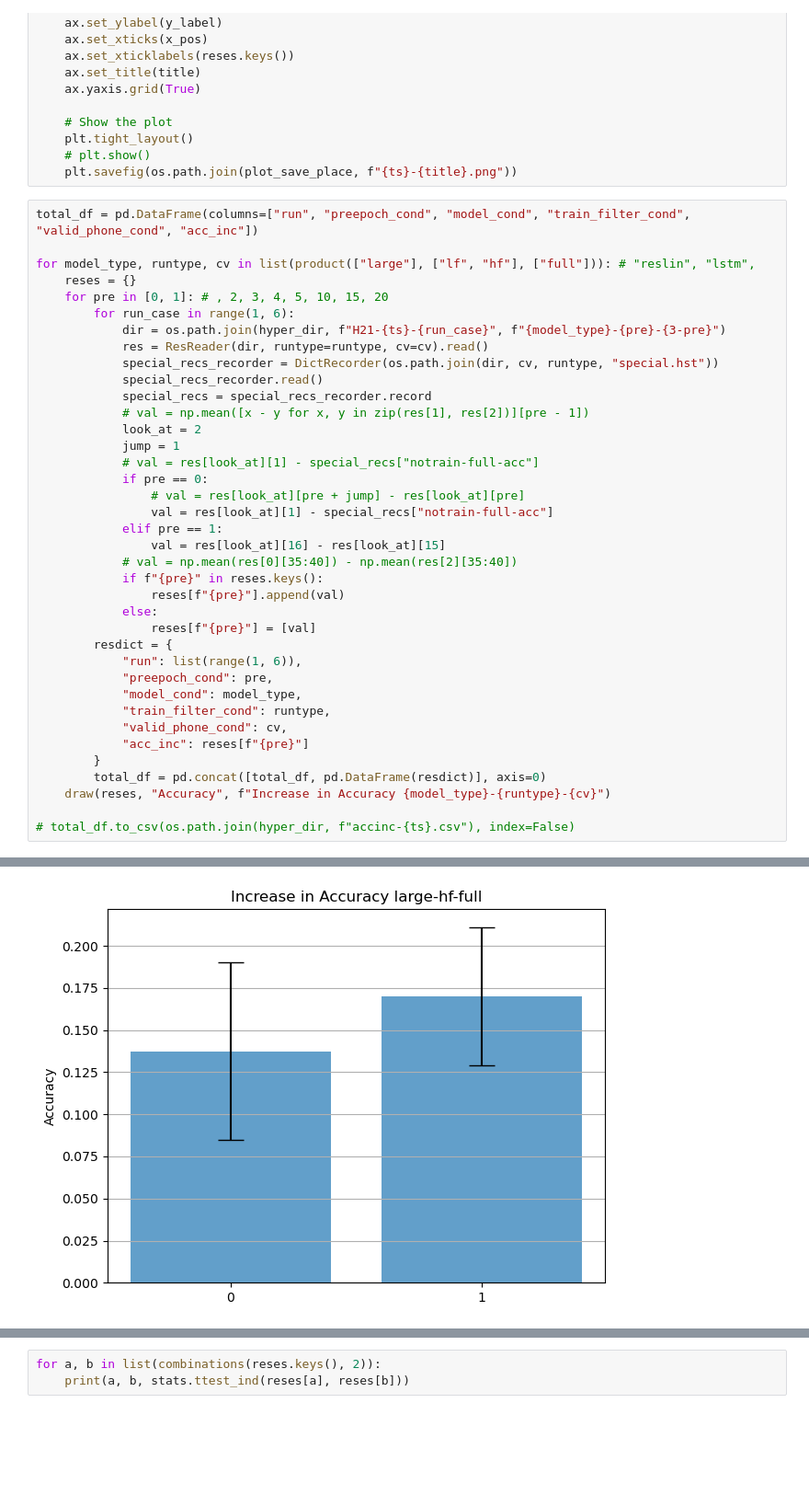
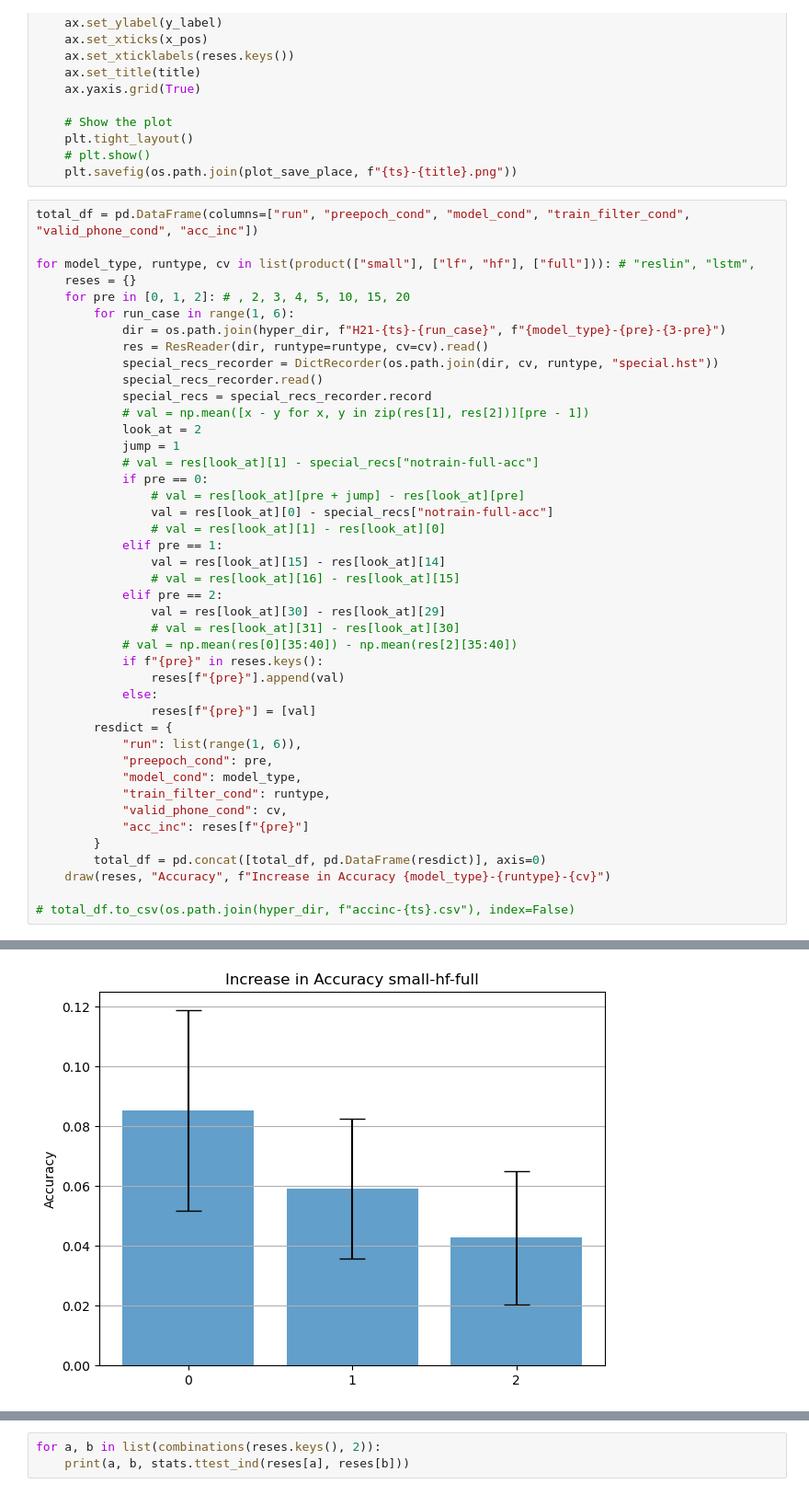
Before and after one commit to Frankalexej/lffl, a Jupyter notebook: G_21_stage_stats_miniepoch.ipynb, the cells around one changed output, grey strips where cells are left out. Shown: that part at 92% size. Saved outputs shown, nothing was run; the diff lists cells and outputs as text; blank space fills up the shorter version.

```diff
--- a/G_21_stage_stats_miniepoch.ipynb
+++ b/G_21_stage_stats_miniepoch.ipynb
@@ -61,9 +61,9 @@ def draw(reses, y_label="Accuracy", title=""):
 # %%
 total_df = pd.DataFrame(columns=["run", "preepoch_cond", "model_cond", "train_filter_cond", "valid_phone_cond", "acc_inc"])
 
-for model_type, runtype, cv in list(product(["large"], ["lf", "hf"], ["full"])): # "reslin", "lstm",
+for model_type, runtype, cv in list(product(["small"], ["lf", "hf"], ["full"])): # "reslin", "lstm",
     reses = {}
-    for pre in [0, 1]: # , 2, 3, 4, 5, 10, 15, 20
+    for pre in [0, 1, 2]: # , 2, 3, 4, 5, 10, 15, 20
         for run_case in range(1, 6):
             dir = os.path.join(hyper_dir, f"H21-{ts}-{run_case}", f"{model_type}-{pre}-{3-pre}")
             res = ResReader(dir, runtype=runtype, cv=cv).read()
@@ -76,9 +76,14 @@ for model_type, runtype, cv in list(product(["large"], ["lf", "hf"], ["full"])):
             # val = res[look_at][1] - special_recs["notrain-full-acc"]
             if pre == 0:
                 # val = res[look_at][pre + jump] - res[look_at][pre]
-                val = res[look_at][1] - special_recs["notrain-full-acc"]
+                val = res[look_at][0] - special_recs["notrain-full-acc"]
+                # val = res[look_at][1] - res[look_at][0]
             elif pre == 1:
-                val = res[look_at][16] - res[look_at][15]
+                val = res[look_at][15] - res[look_at][14]
+                # val = res[look_at][16] - res[look_at][15]
+            elif pre == 2:
+                val = res[look_at][30] - res[look_at][29]
+                # val = res[look_at][31] - res[look_at][30]
             # val = np.mean(res[0][35:40]) - np.mean(res[2][35:40])
             if f"{pre}" in reses.keys():
                 reses[f"{pre}"].append(val)
@@ -101,4 +106,4 @@ for model_type, runtype, cv in list(product(["large"], ["lf", "hf"], ["full"])):
-[figure, old version]
+[figure, new version]
 # %%
 # TFD
 
```
Also changed, not shown: parts of 3 cells of this notebook, 8 other files.
